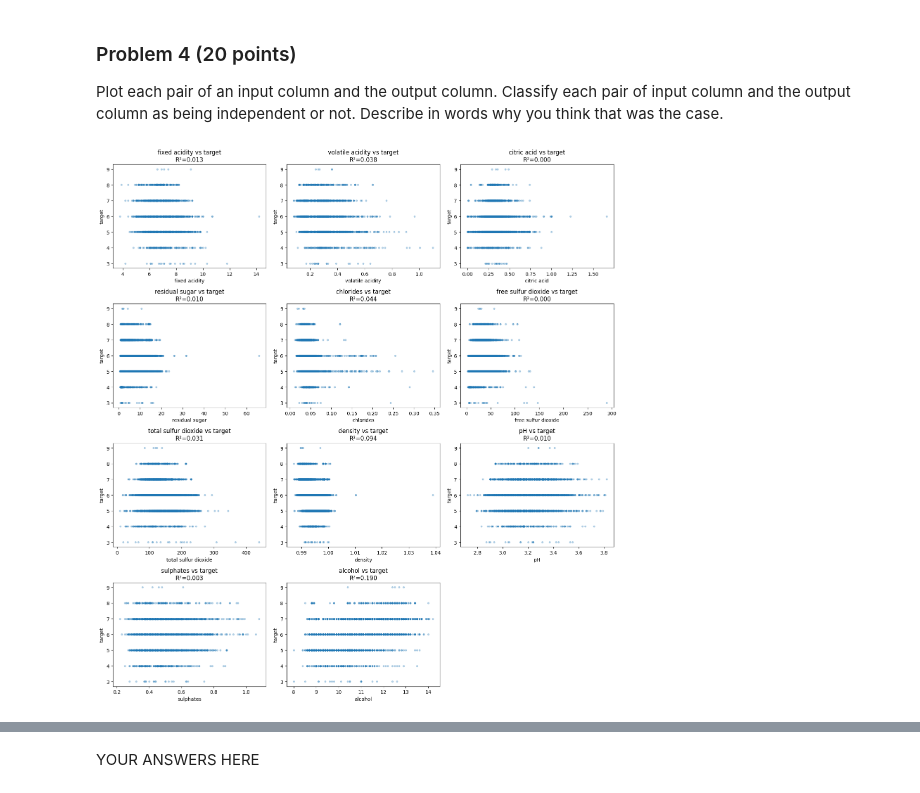
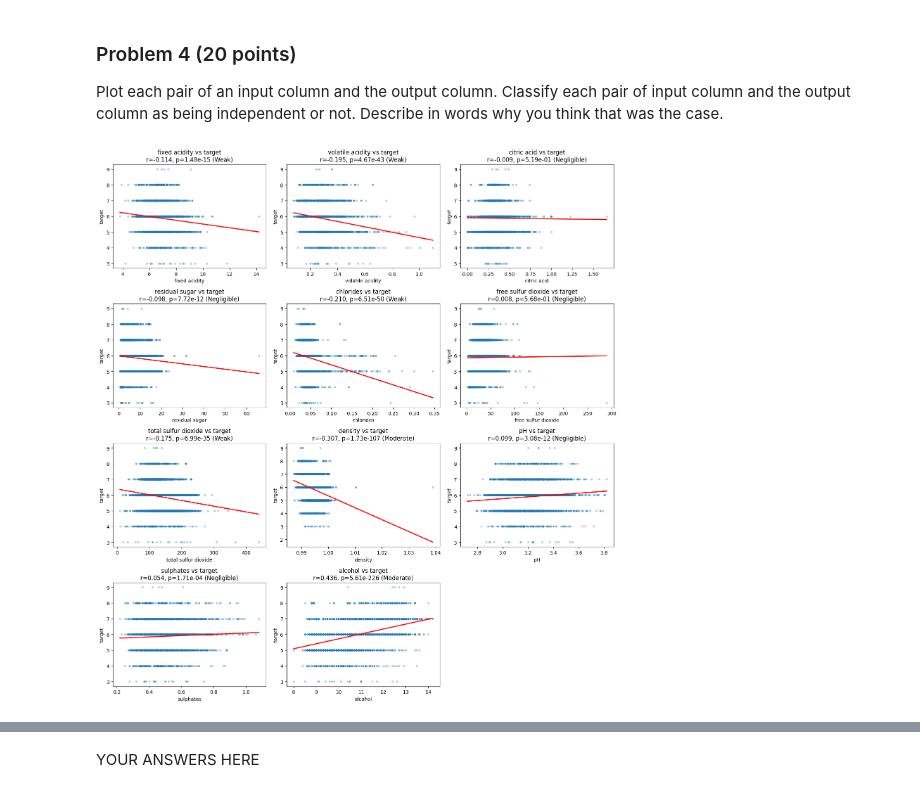
Before and after one commit to reynolkb-bu/dx601-final-project, a Jupyter notebook: project.ipynb, the cells around one changed output, grey strips where cells are left out. Drawn from its saved outputs; the diff is of its cells as text; code cells hidden in the pictures.

```diff
--- a/project.ipynb
+++ b/project.ipynb
@@ -263,34 +263,51 @@ Classify each pair of input column and the output column as being independent or
 Describe in words why you think that was the case.
 # %%
 # YOUR CODE HERE
-
-from sklearn.linear_model import LinearRegression
+from scipy import stats
 
 cols = [c for c in white_wine_data.columns if c != "target"]
 n_cols = 3
 n_rows = int(np.ceil(len(cols) / n_cols))
 
 fig, axes = plt.subplots(n_rows, n_cols, figsize=(15, 4 * n_rows))
 axes = axes.flatten()
 
+results = []
+
 for i, col in enumerate(cols):
-    x = white_wine_data[col].values.reshape(-1, 1)
+    x = white_wine_data[col].values
     y = white_wine_data['target'].values
 
-    model = LinearRegression()
-    model.fit(x, y)
+    r, p_value = stats.pearsonr(x, y)
+
+    abs_r = abs(r)
+    if abs_r < 0.1:
+        strength = "Negligible"
+    elif abs_r < 0.3:
+        strength = "Weak"
+    elif abs_r < 0.5:
+        strength = "Moderate"
+    else:
+        strength = "Strong"
+
+    results.append((col, r, p_value, strength))
 
     ax = axes[i]
     ax.scatter(x, y, alpha=0.3, s=10)
 
-    ax.set_title(f"{col} vs target\nR²={model.score(x, y):.3f}")
+    z = np.polyfit(x, y, 1)
+    p = np.poly1d(z)
+    x_line = np.linspace(x.min(), x.max(), 100)
+    ax.plot(x_line, p(x_line), color='red', linewidth=2)
+
+    ax.set_title(f"{col} vs target\nr={r:.3f}, p={p_value:.2e} ({strength})")
     ax.set_xlabel(col)
     ax.set_ylabel('target')
 
 for j in range(i + 1, len(axes)):
     fig.delaxes(axes[j])
 
 plt.tight_layout()
 plt.show()
 # %% [output]
-[figure, old version]
+[figure, new version]
```
Also changed, not shown: parts of 4 cells of this notebook.
